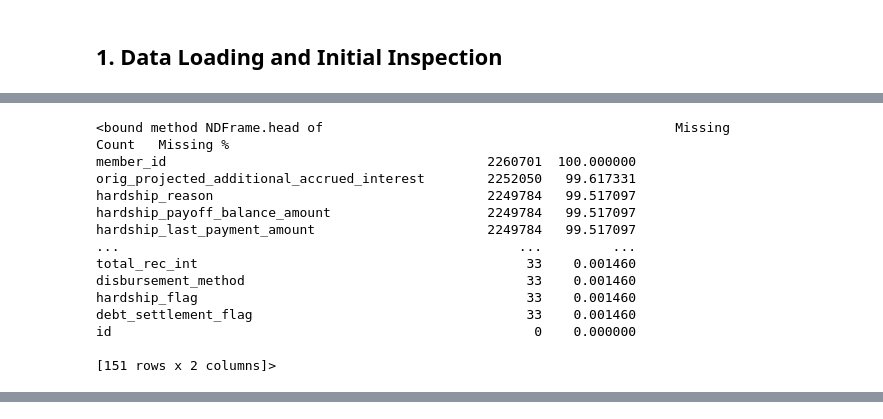
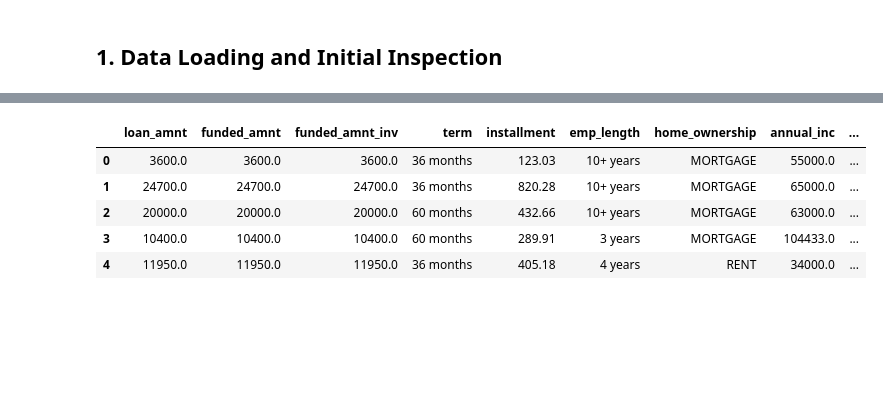
Before and after one commit to xiaoxu-zhao/risk-management, a Jupyter notebook: notebooks/01_data_exploration.ipynb, the cells around one changed output, grey strips where cells are left out. Cells and saved outputs as stored; diff of their text form; code cells hidden in the pictures; blank space fills up the shorter version.

```diff
--- a/notebooks/01_data_exploration.ipynb
+++ b/notebooks/01_data_exploration.ipynb
@@ -79,25 +82,12 @@ Top 20 columns with most missing values (raw data):
-# %%
-display(missing_df_raw.head)
-# %% [output]
-<bound method NDFrame.head of                                             Missing Count   Missing %
-member_id                                         2260701  100.000000
-orig_projected_additional_accrued_interest        2252050   99.617331
-hardship_reason                                   2249784   99.517097
-hardship_payoff_balance_amount                    2249784   99.517097
-hardship_last_payment_amount                      2249784   99.517097
-...                                                   ...         ...
-total_rec_int                                          33    0.001460
-disbursement_method                                    33    0.001460
-hardship_flag                                          33    0.001460
-debt_settlement_flag                                   33    0.001460
-id                                                      0    0.000000
-
-[151 rows x 2 columns]>
 # %%
-# Clean + feature engineer
+# Apply Preprocessing
 prep = LendingClubPreprocessor(include_pricing_features=False)
 df = prep.prepare_accepted(accepted_df)
 
-print(f"Successfully loaded and prepared data. Shape: {df.shape}")
-print(f"Default rate: {df['default'].mean():.2%}")
+# Reset index to ensure clean dataframe
+df = df.reset_index(drop=True)
+
+print(f"Prepared Data Shape: {df.shape}")
+print(f"Default Rate: {df['default'].mean():.2%}")
+display(df.head())
 # %% [output]
@@ -105,0 +96,6 @@ Default rate: 20.01%
+|  | loan_amnt | funded_amnt | funded_amnt_inv | term | installment | emp_length | home_ownership | annual_inc | ... |
+| 0 | 3600.0 | 3600.0 | 3600.0 | 36 months | 123.03 | 10+ years | MORTGAGE | 55000.0 | ... |
+| 1 | 24700.0 | 24700.0 | 24700.0 | 36 months | 820.28 | 10+ years | MORTGAGE | 65000.0 | ... |
+| 2 | 20000.0 | 20000.0 | 20000.0 | 60 months | 432.66 | 10+ years | MORTGAGE | 63000.0 | ... |
+| 3 | 10400.0 | 10400.0 | 10400.0 | 60 months | 289.91 | 3 years | MORTGAGE | 104433.0 | ... |
+| 4 | 11950.0 | 11950.0 | 11950.0 | 36 months | 405.18 | 4 years | RENT | 34000.0 | ... |
```
Also changed, not shown: parts of 26 cells of this notebook, 7 other files.
